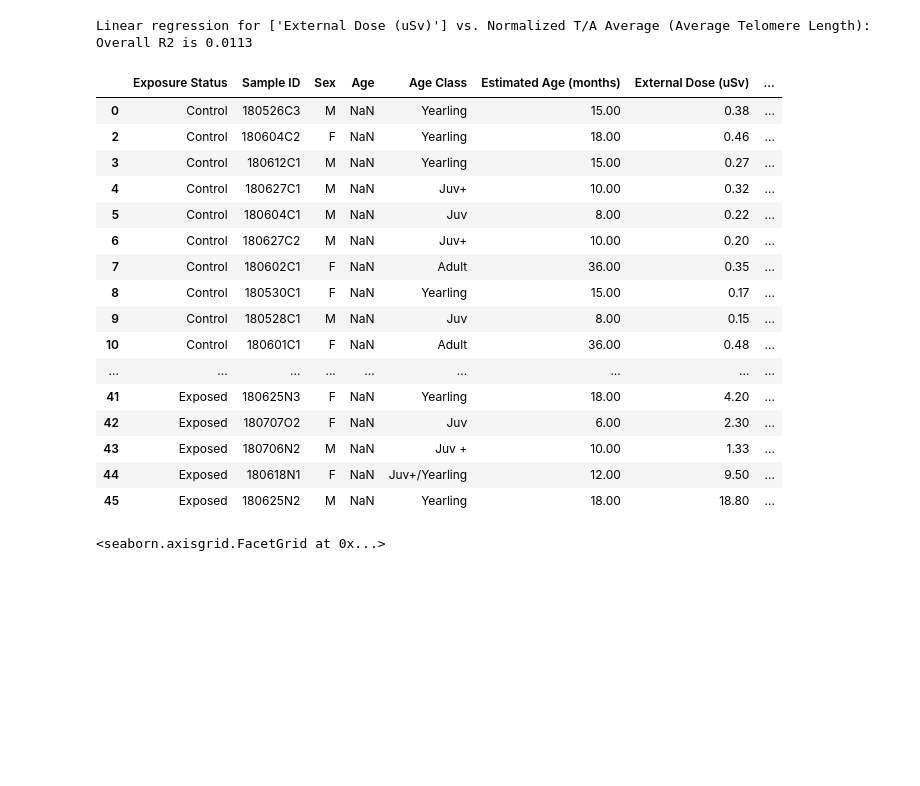
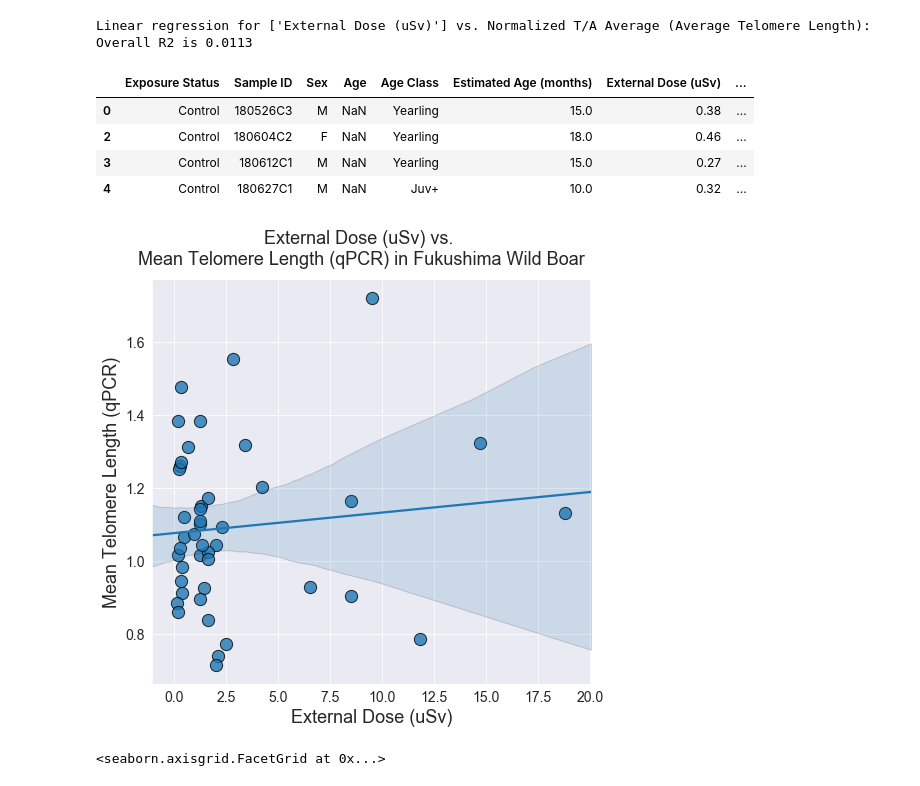
Before and after one commit to Jared-Luxton/Fukushima-Nuclear-Disaster-Humans, a Jupyter notebook: workflow & analyses notebooks/02_Fukushima_Project_Visualization_and_Statistics.ipynb, the cells around one changed output. Cells and saved outputs as stored; diff of their text form; code cells hidden in the pictures; blank space fills up the shorter version.

```diff
--- a/workflow & analyses notebooks/02_Fukushima_Project_Visualization_and_Statistics.ipynb
+++ b/workflow & analyses notebooks/02_Fukushima_Project_Visualization_and_Statistics.ipynb
@@ -366,22 +366,10 @@ score_linear_regressions(x=x, y='Normalized T/A Average (Average Telomere Length
 Linear regression for ['External Dose (uSv)'] vs. Normalized T/A Average (Average Telomere Length):
 Overall R2 is 0.0113
 # %%
-aryn_boar_df
+aryn_boar_df.head(4)
 # %% [output]
 |  | Exposure Status | Sample ID | Sex | Age | Age Class | Estimated Age (months) | External Dose (uSv) | ... |
-| 0 | Control | 180526C3 | M | NaN | Yearling | 15.00 | 0.38 | ... |
-| 2 | Control | 180604C2 | F | NaN | Yearling | 18.00 | 0.46 | ... |
-| 3 | Control | 180612C1 | M | NaN | Yearling | 15.00 | 0.27 | ... |
-| 4 | Control | 180627C1 | M | NaN | Juv+ | 10.00 | 0.32 | ... |
-| 5 | Control | 180604C1 | M | NaN | Juv | 8.00 | 0.22 | ... |
-| 6 | Control | 180627C2 | M | NaN | Juv+ | 10.00 | 0.20 | ... |
-| 7 | Control | 180602C1 | F | NaN | Adult | 36.00 | 0.35 | ... |
-| 8 | Control | 180530C1 | F | NaN | Yearling | 15.00 | 0.17 | ... |
-| 9 | Control | 180528C1 | M | NaN | Juv | 8.00 | 0.15 | ... |
-| 10 | Control | 180601C1 | F | NaN | Adult | 36.00 | 0.48 | ... |
-| ... | ... | ... | ... | ... | ... | ... | ... | ... |
-| 41 | Exposed | 180625N3 | F | NaN | Yearling | 18.00 | 4.20 | ... |
-| 42 | Exposed | 180707O2 | F | NaN | Juv | 6.00 | 2.30 | ... |
-| 43 | Exposed | 180706N2 | M | NaN | Juv + | 10.00 | 1.33 | ... |
-| 44 | Exposed | 180618N1 | F | NaN | Juv+/Yearling | 12.00 | 9.50 | ... |
-| 45 | Exposed | 180625N2 | M | NaN | Yearling | 18.00 | 18.80 | ... |
+| 0 | Control | 180526C3 | M | NaN | Yearling | 15.0 | 0.38 | ... |
+| 2 | Control | 180604C2 | F | NaN | Yearling | 18.0 | 0.46 | ... |
+| 3 | Control | 180612C1 | M | NaN | Yearling | 15.0 | 0.27 | ... |
+| 4 | Control | 180627C1 | M | NaN | Juv+ | 10.0 | 0.32 | ... |
@@ -388,2 +378,21 @@ aryn_boar_df
+# %%
+y='Mean Telomere Length (qPCR)'
+x='External Dose (uSv)'
+data=aryn_boar_df
+
+f_tm.linear_regression_graphs_between_variables(x=x, y=y, data=data)
+
+# ax=sns.lmplot(x=x, y=y, data=data,
+#         height=7, aspect=1, scatter_kws={"s": 150, "edgecolor":'black'})
+
+# fig = ax.fig
+
+# ax.set_xlabels(x, fontsize=18)
+# ax.set_xticklabels(fontsize=14)
+# ax.set_ylabels(y, fontsize=18)
+# ax.set_yticklabels(fontsize=14)
+# ax.set_titles(size=14)
+# %% [output]
+[figure, added]
 # %%
 sns.lmplot(x='Normalized T/A Average (Average Telomere Length)', y='External Dose (uSv)',
```
Also changed, not shown: parts of 8 cells of this notebook.
